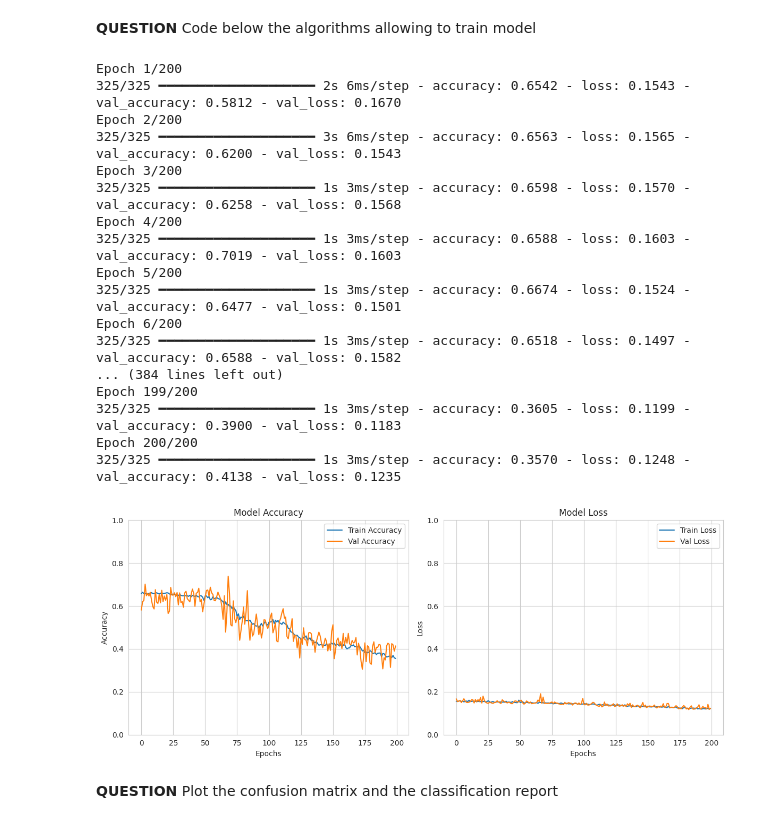
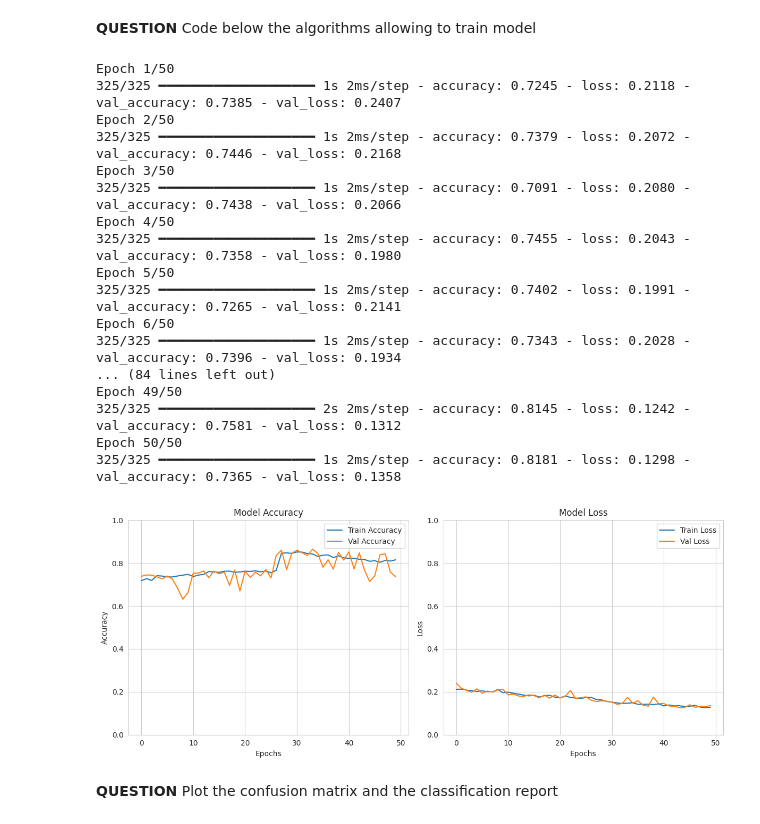
Before and after one commit to MothSleath/EmbeddedAI, a Jupyter notebook: TP_IA_EMBARQUEE.ipynb, the cells around one changed output. Drawn from its saved outputs; the diff is of its cells as text; code cells hidden in the pictures.

Commit message:
Upgrade of the model accuracy

```diff
--- a/TP_IA_EMBARQUEE.ipynb
+++ b/TP_IA_EMBARQUEE.ipynb
@@ -471,11 +473,11 @@ I first wanted to use an undersampling method to reduce the majority classes, wh
 # %% [markdown]
 **TIP:** It could be interesting to keep it the same as before
 # %%
-# deep learning model
+# Model
 model = keras.Sequential([
     keras.Input(shape=(X_train.shape[1],)),
     layers.Dense(32, activation='relu'),
-    layers.Dense(16, activation='relu'),
+    layers.Dense(32, activation='relu'),
     layers.Dense(8, activation='relu'),
     layers.Dense(Y_train.shape[1], activation='sigmoid')
 ])
@@ -502,59 +504,59 @@ Model: "sequential_16"
 # %% [markdown]
 **QUESTION** Code below the algorithms allowing to train model
 # %%
-# 3. Entraînement du modèle
+# Training
 history = model.fit(
     X_train, Y_train,
     validation_data=(X_test, Y_test),
-    epochs=200,
+    epochs=50,
     batch_size=32,
     verbose=1
 )
 
-# 4. Visualisation des courbes d'entraînement
+
 plt.figure(figsize=(12, 5))
 
-# Courbe d'accuracy
+# Accuracy plot
 plt.subplot(1, 2, 1)
 plt.plot(history.history['accuracy'], label='Train Accuracy')
 plt.plot(history.history['val_accuracy'], label='Val Accuracy')
 plt.title('Model Accuracy')
 plt.xlabel('Epochs')
 plt.ylabel('Accuracy')
-plt.ylim(0, 1)  # Limites de l'axe Y entre 0 et 1
+plt.ylim(0, 1)
 plt.legend()
 
-# Courbe de loss
+# Loss plot
 plt.subplot(1, 2, 2)
 plt.plot(history.history['loss'], label='Train Loss')
 plt.plot(history.history['val_loss'], label='Val Loss')
 plt.title('Model Loss')
 plt.xlabel('Epochs')
 plt.ylabel('Loss')
-plt.ylim(0, 1)  # Limites de l'axe Y entre 0 et 1
+plt.ylim(0, 1)
 plt.legend()
 
 plt.tight_layout()
 plt.show()
 # %% [output]
-Epoch 1/200
-325/325 ━━━━━━━━━━━━━━━━━━━━ 2s 6ms/step - accuracy: 0.6542 - loss: 0.1543 - val_accuracy: 0.5812 - val_loss: 0.1670
-Epoch 2/200
-325/325 ━━━━━━━━━━━━━━━━━━━━ 3s 6ms/step - accuracy: 0.6563 - loss: 0.1565 - val_accuracy: 0.6200 - val_loss: 0.1543
-Epoch 3/200
-325/325 ━━━━━━━━━━━━━━━━━━━━ 1s 3ms/step - accuracy: 0.6598 - loss: 0.1570 - val_accuracy: 0.6258 - val_loss: 0.1568
-Epoch 4/200
-325/325 ━━━━━━━━━━━━━━━━━━━━ 1s 3ms/step - accuracy: 0.6588 - loss: 0.1603 - val_accuracy: 0.7019 - val_loss: 0.1603
-Epoch 5/200
-325/325 ━━━━━━━━━━━━━━━━━━━━ 1s 3ms/step - accuracy: 0.6674 - loss: 0.1524 - val_accuracy: 0.6477 - val_loss: 0.1501
-Epoch 6/200
-325/325 ━━━━━━━━━━━━━━━━━━━━ 1s 3ms/step - accuracy: 0.6518 - loss: 0.1497 - val_accuracy: 0.6588 - val_loss: 0.1582
-... (384 lines left out)
-Epoch 199/200
-325/325 ━━━━━━━━━━━━━━━━━━━━ 1s 3ms/step - accuracy: 0.3605 - loss: 0.1199 - val_accuracy: 0.3900 - val_loss: 0.1183
-Epoch 200/200
-325/325 ━━━━━━━━━━━━━━━━━━━━ 1s 3ms/step - accuracy: 0.3570 - loss: 0.1248 - val_accuracy: 0.4138 - val_loss: 0.1235
+Epoch 1/50
+325/325 ━━━━━━━━━━━━━━━━━━━━ 1s 2ms/step - accuracy: 0.7245 - loss: 0.2118 - val_accuracy: 0.7385 - val_loss: 0.2407
+Epoch 2/50
+325/325 ━━━━━━━━━━━━━━━━━━━━ 1s 2ms/step - accuracy: 0.7379 - loss: 0.2072 - val_accuracy: 0.7446 - val_loss: 0.2168
+Epoch 3/50
+325/325 ━━━━━━━━━━━━━━━━━━━━ 1s 2ms/step - accuracy: 0.7091 - loss: 0.2080 - val_accuracy: 0.7438 - val_loss: 0.2066
+Epoch 4/50
+325/325 ━━━━━━━━━━━━━━━━━━━━ 1s 2ms/step - accuracy: 0.7455 - loss: 0.2043 - val_accuracy: 0.7358 - val_loss: 0.1980
+Epoch 5/50
+325/325 ━━━━━━━━━━━━━━━━━━━━ 1s 2ms/step - accuracy: 0.7402 - loss: 0.1991 - val_accuracy: 0.7265 - val_loss: 0.2141
+Epoch 6/50
+325/325 ━━━━━━━━━━━━━━━━━━━━ 1s 2ms/step - accuracy: 0.7343 - loss: 0.2028 - val_accuracy: 0.7396 - val_loss: 0.1934
+... (84 lines left out)
+Epoch 49/50
+325/325 ━━━━━━━━━━━━━━━━━━━━ 2s 2ms/step - accuracy: 0.8145 - loss: 0.1242 - val_accuracy: 0.7581 - val_loss: 0.1312
+Epoch 50/50
+325/325 ━━━━━━━━━━━━━━━━━━━━ 1s 2ms/step - accuracy: 0.8181 - loss: 0.1298 - val_accuracy: 0.7365 - val_loss: 0.1358
-[figure, old version]
+[figure, new version]
 # %% [markdown]
 **QUESTION** Plot the confusion matrix and the classification report
 # %%
```
Also changed, not shown: parts of 6 cells of this notebook.
